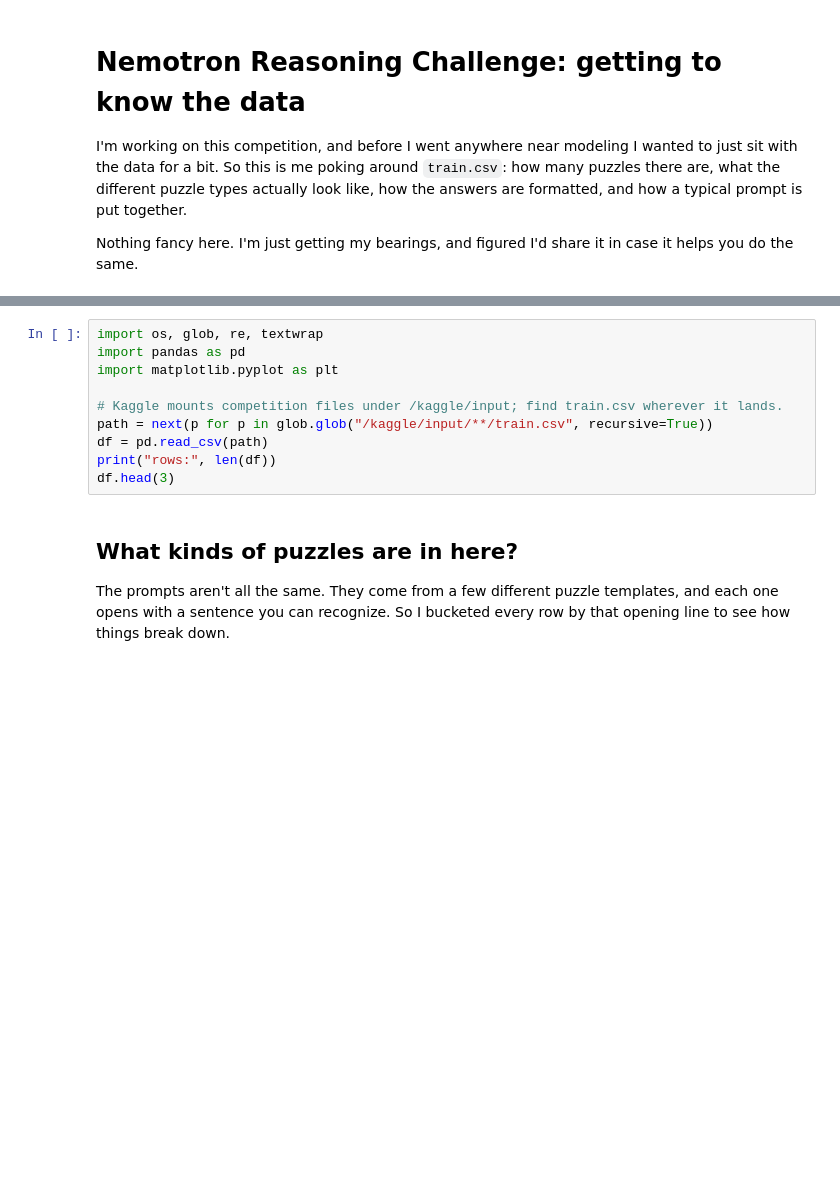
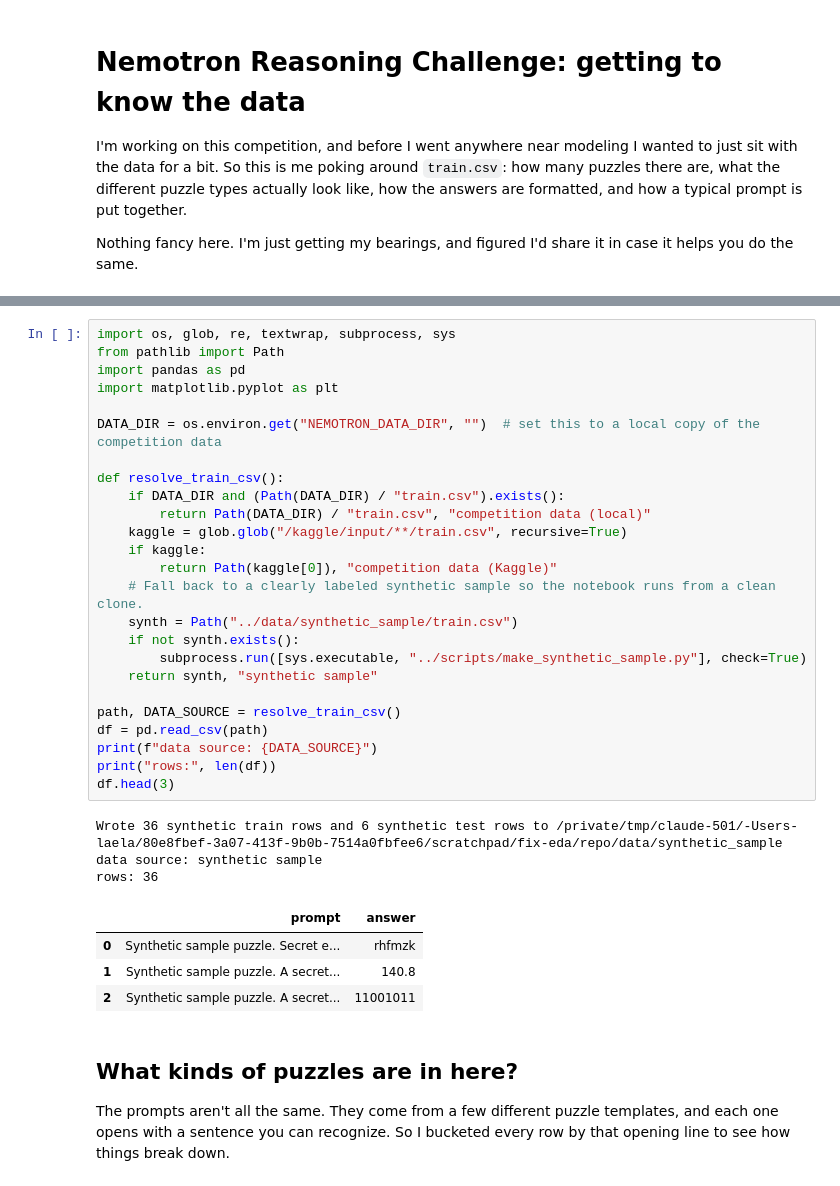
Before and after one commit to LaelaZorana/nemotron-eda, a Jupyter notebook: notebooks/eda.ipynb, the cells around one changed output, grey strips where cells are left out. Saved outputs shown, nothing was run; the diff lists cells and outputs as text; blank space fills up the shorter version.

```diff
--- a/notebooks/eda.ipynb
+++ b/notebooks/eda.ipynb
@@ -7,13 +19,36 @@ Nothing fancy here. I'm just getting my bearings, and figured I'd share it in ca
 # %%
-import os, glob, re, textwrap
+import os, glob, re, textwrap, subprocess, sys
+from pathlib import Path
 import pandas as pd
 import matplotlib.pyplot as plt
 
-# Kaggle mounts competition files under /kaggle/input; find train.csv wherever it lands.
-path = next(p for p in glob.glob("/kaggle/input/**/train.csv", recursive=True))
+DATA_DIR = os.environ.get("NEMOTRON_DATA_DIR", "")  # set this to a local copy of the competition data
+
+def resolve_train_csv():
+    if DATA_DIR and (Path(DATA_DIR) / "train.csv").exists():
+        return Path(DATA_DIR) / "train.csv", "competition data (local)"
+    kaggle = glob.glob("/kaggle/input/**/train.csv", recursive=True)
+    if kaggle:
+        return Path(kaggle[0]), "competition data (Kaggle)"
+    # Fall back to a clearly labeled synthetic sample so the notebook runs from a clean clone.
+    synth = Path("../data/synthetic_sample/train.csv")
+    if not synth.exists():
+        subprocess.run([sys.executable, "../scripts/make_synthetic_sample.py"], check=True)
+    return synth, "synthetic sample"
+
+path, DATA_SOURCE = resolve_train_csv()
 df = pd.read_csv(path)
+print(f"data source: {DATA_SOURCE}")
 print("rows:", len(df))
 df.head(3)
+# %% [output]
+Wrote 36 synthetic train rows and 6 synthetic test rows to /private/tmp/claude-501/-Users-laela/80e8fbef-3a07-413f-9b0b-7514a0fbfee6/scratchpad/fix-eda/repo/data/synthetic_sample
+data source: synthetic sample
+rows: 36
+|  | prompt | answer |
+| 0 | Synthetic sample puzzle. Secret e... | rhfmzk |
+| 1 | Synthetic sample puzzle. A secret... | 140.8 |
+| 2 | Synthetic sample puzzle. A secret... | 11001011 |
 # %% [markdown]
 ## What kinds of puzzles are in here?
 
```
Also changed, not shown: parts of 8 cells of this notebook, 3 other files.
